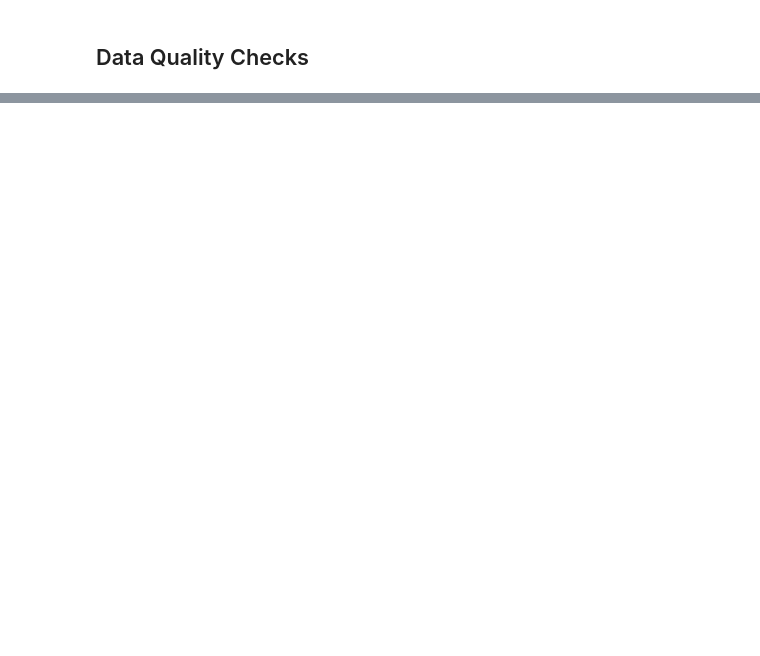
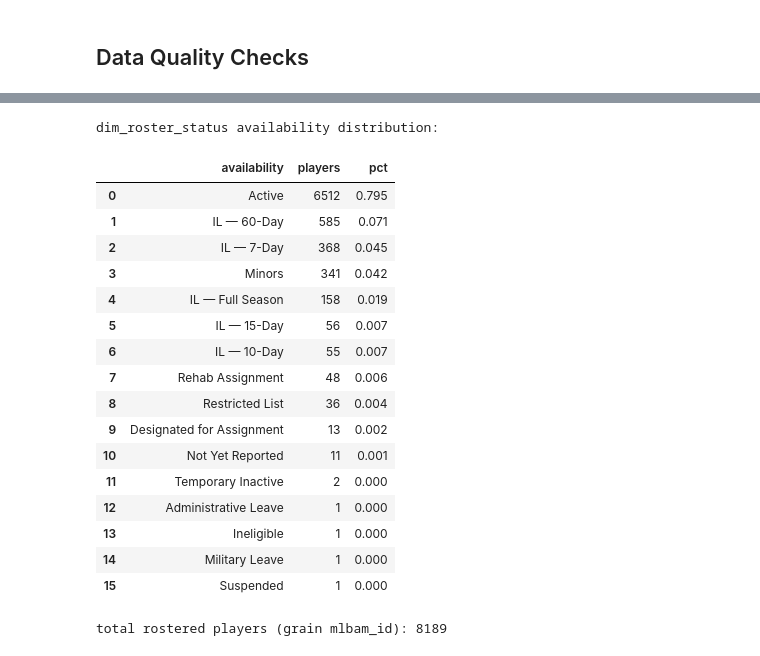
Before and after one commit to jondiaz10/baseball-analytics-portfolio, a Jupyter notebook: notebooks/data_profiling.ipynb, the cells around one changed output, grey strips where cells are left out. Saved outputs shown, nothing was run; the diff lists cells and outputs as text; code cells hidden in the pictures; blank space fills up the shorter version.

```diff
--- a/notebooks/data_profiling.ipynb
+++ b/notebooks/data_profiling.ipynb
@@ -551,0 +766,36 @@ game_date_distribution_df
+# %%
+# Availability distribution across the FULL rostered population.
+# Expect ~6,512 Active, 585 IL — 60-Day, 368 IL — 7-Day, 158 IL — Full Season,
+# etc.; total ~8,189 (8,200 fullRoster rows deduped to one status per player).
+status_dist_sql = f"""
+SELECT availability,
+  COUNT(*) AS players,
+  SAFE_DIVIDE(COUNT(*), SUM(COUNT(*)) OVER ()) AS pct
+FROM `{PROJECT_ID}.marts.dim_roster_status`
+GROUP BY availability
+ORDER BY players DESC
+"""
+status_dist_df = run_query(status_dist_sql)
+print("dim_roster_status availability distribution:")
+display(status_dist_df)
+print(f"total rostered players (grain mlbam_id): {int(status_dist_df['players'].sum())}")
+# %% [output]
+dim_roster_status availability distribution:
+|  | availability | players | pct |
+| 0 | Active | 6512 | 0.795 |
+| 1 | IL — 60-Day | 585 | 0.071 |
+| 2 | IL — 7-Day | 368 | 0.045 |
+| 3 | Minors | 341 | 0.042 |
+| 4 | IL — Full Season | 158 | 0.019 |
+| 5 | IL — 15-Day | 56 | 0.007 |
+| 6 | IL — 10-Day | 55 | 0.007 |
+| 7 | Rehab Assignment | 48 | 0.006 |
+| 8 | Restricted List | 36 | 0.004 |
+| 9 | Designated for Assignment | 13 | 0.002 |
+| 10 | Not Yet Reported | 11 | 0.001 |
+| 11 | Temporary Inactive | 2 | 0.000 |
+| 12 | Administrative Leave | 1 | 0.000 |
+| 13 | Ineligible | 1 | 0.000 |
+| 14 | Military Leave | 1 | 0.000 |
+| 15 | Suspended | 1 | 0.000 |
+total rostered players (grain mlbam_id): 8189
```
Also changed, not shown: parts of 26 cells of this notebook.
